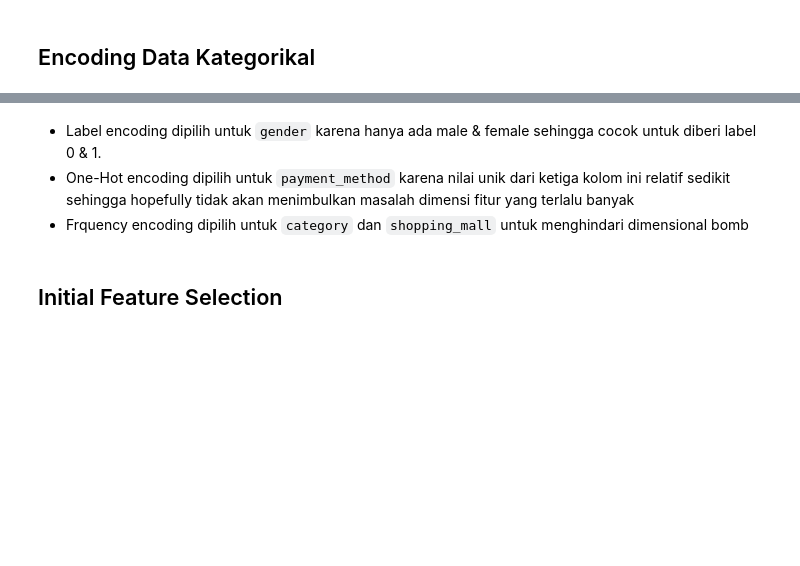
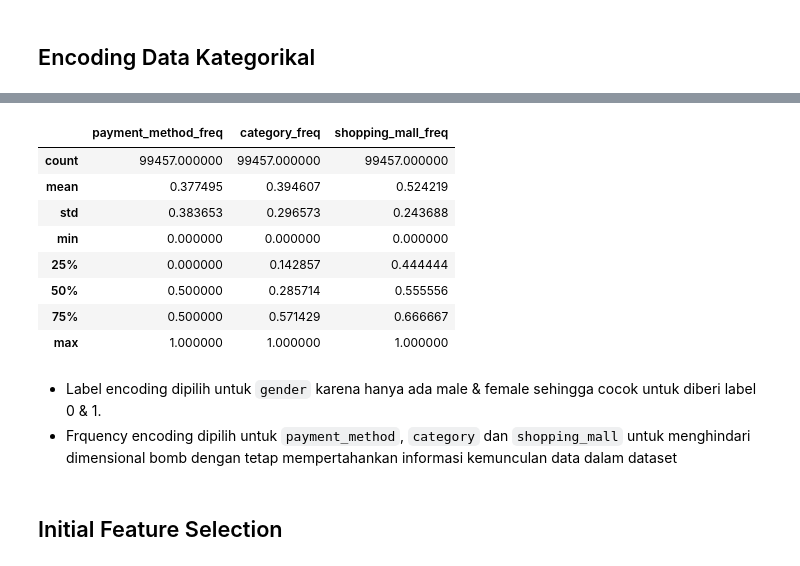
Before and after one commit to arguto1993/istanbul-retail-clustering-classification, a Jupyter notebook: clustering.ipynb, the cells around one changed output, grey strips where cells are left out. Cells and saved outputs as stored; diff of their text form; code cells hidden in the pictures; blank space fills up the shorter version.

```diff
--- a/clustering.ipynb
+++ b/clustering.ipynb
@@ -519,7 +515,21 @@ Encoded DataFrame:
+# %%
+cols_to_normalize = ['payment_method_freq', 'category_freq', 'shopping_mall_freq']
+# Normalize the frequency encoded columns
+df_encoded[cols_to_normalize] = minmax_scaler.fit_transform(df_encoded[cols_to_normalize])
+df_encoded[cols_to_normalize].describe()
+# %% [output]
+|  | payment_method_freq | category_freq | shopping_mall_freq |
+| count | 99457.000000 | 99457.000000 | 99457.000000 |
+| mean | 0.377495 | 0.394607 | 0.524219 |
+| std | 0.383653 | 0.296573 | 0.243688 |
+| min | 0.000000 | 0.000000 | 0.000000 |
+| 25% | 0.000000 | 0.142857 | 0.444444 |
+| 50% | 0.500000 | 0.285714 | 0.555556 |
+| 75% | 0.500000 | 0.571429 | 0.666667 |
+| max | 1.000000 | 1.000000 | 1.000000 |
 # %% [markdown]
 - Label encoding dipilih untuk `gender` karena hanya ada male & female sehingga cocok untuk diberi label 0 & 1.
-- One-Hot encoding dipilih untuk `payment_method` karena nilai unik dari ketiga kolom ini relatif sedikit sehingga hopefully tidak akan menimbulkan masalah dimensi fitur yang terlalu banyak
-- Frquency encoding dipilih untuk `category` dan `shopping_mall` untuk menghindari dimensional bomb
+- Frquency encoding dipilih untuk `payment_method`, `category` dan `shopping_mall` untuk menghindari dimensional bomb dengan tetap mempertahankan informasi kemunculan data dalam dataset
 # %% [markdown]
 ## Initial Feature Selection
 # %%
```
Also changed, not shown: parts of 42 cells of this notebook, 1 other file.
